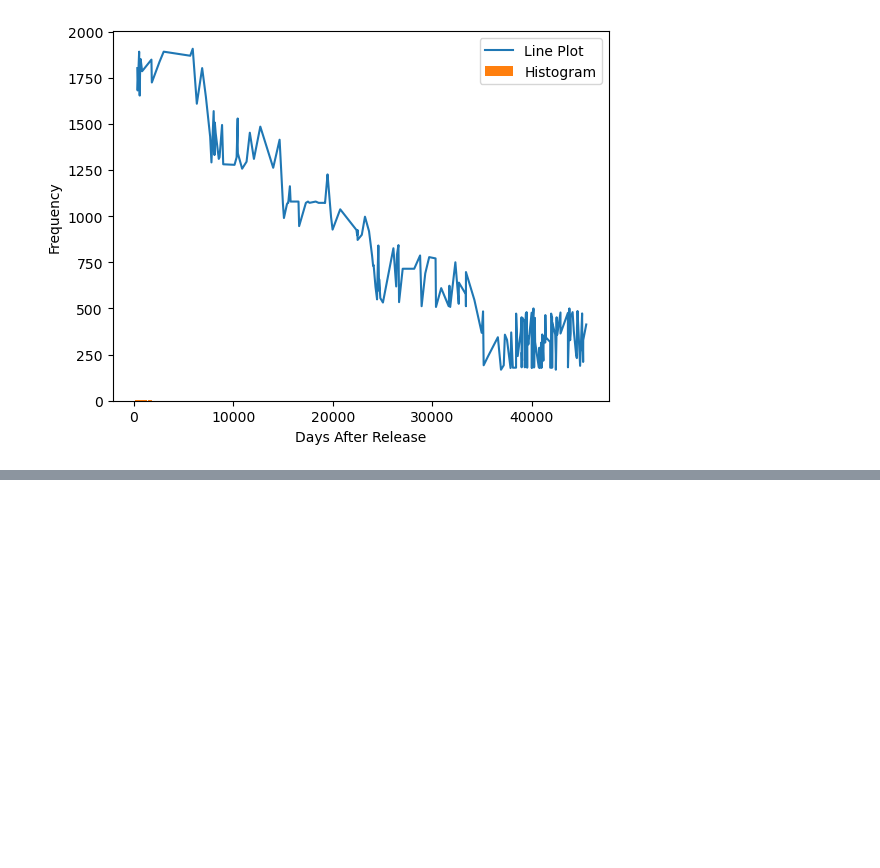
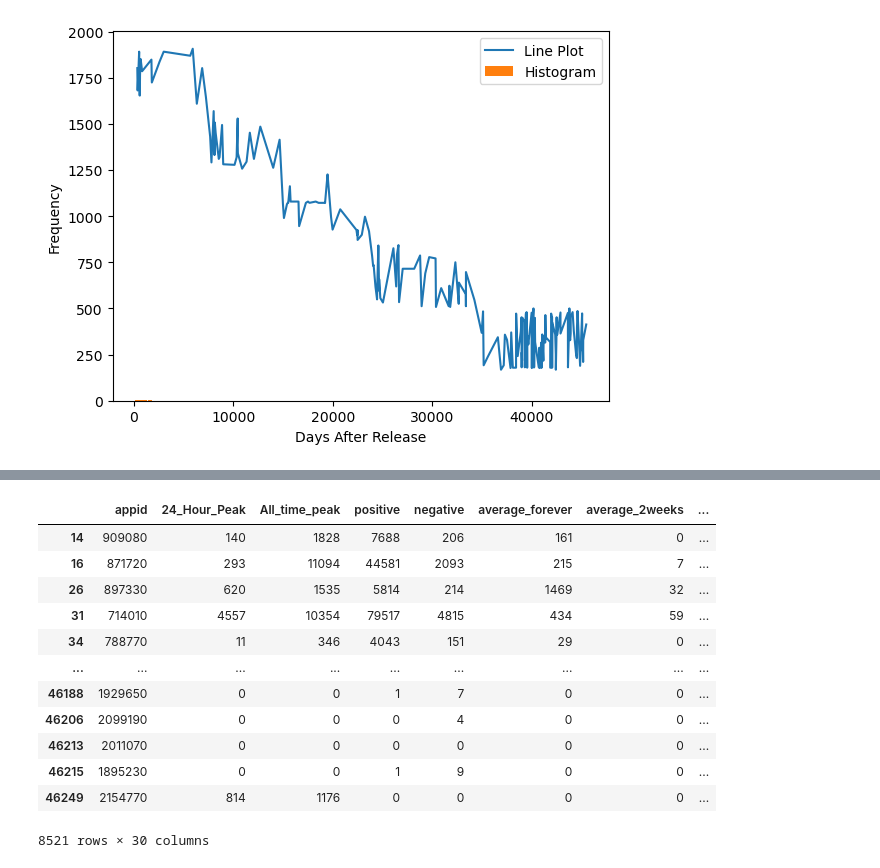
Before and after one commit to trevormoon/ASAC_ml_project, a Jupyter notebook: web_crawling/JC/5_EDA/raw.ipynb, the cells around one changed output, grey strips where cells are left out. Drawn from its saved outputs; the diff is of its cells as text; code cells hidden in the pictures; blank space fills up the shorter version.

```diff
--- a/web_crawling/JC/5_EDA/raw.ipynb
+++ b/web_crawling/JC/5_EDA/raw.ipynb
@@ -417,0 +413,16 @@ len(raw[(raw["Review"] == "Mixed") & (raw["metacritic_tf"] == 1)]) # 183
+# %%
+raw[raw["is_free"] == 1]
+# %% [output]
+|  | appid | 24_Hour_Peak | All_time_peak | positive | negative | average_forever | average_2weeks | ... |
+| 14 | 909080 | 140 | 1828 | 7688 | 206 | 161 | 0 | ... |
+| 16 | 871720 | 293 | 11094 | 44581 | 2093 | 215 | 7 | ... |
+| 26 | 897330 | 620 | 1535 | 5814 | 214 | 1469 | 32 | ... |
+| 31 | 714010 | 4557 | 10354 | 79517 | 4815 | 434 | 59 | ... |
+| 34 | 788770 | 11 | 346 | 4043 | 151 | 29 | 0 | ... |
+| ... | ... | ... | ... | ... | ... | ... | ... | ... |
+| 46188 | 1929650 | 0 | 0 | 1 | 7 | 0 | 0 | ... |
+| 46206 | 2099190 | 0 | 0 | 0 | 4 | 0 | 0 | ... |
+| 46213 | 2011070 | 0 | 0 | 0 | 0 | 0 | 0 | ... |
+| 46215 | 1895230 | 0 | 0 | 1 | 9 | 0 | 0 | ... |
+| 46249 | 2154770 | 814 | 1176 | 0 | 0 | 0 | 0 | ... |
+8521 rows × 30 columns
```
Also changed, not shown: parts of 16 cells of this notebook, 1 other file.
